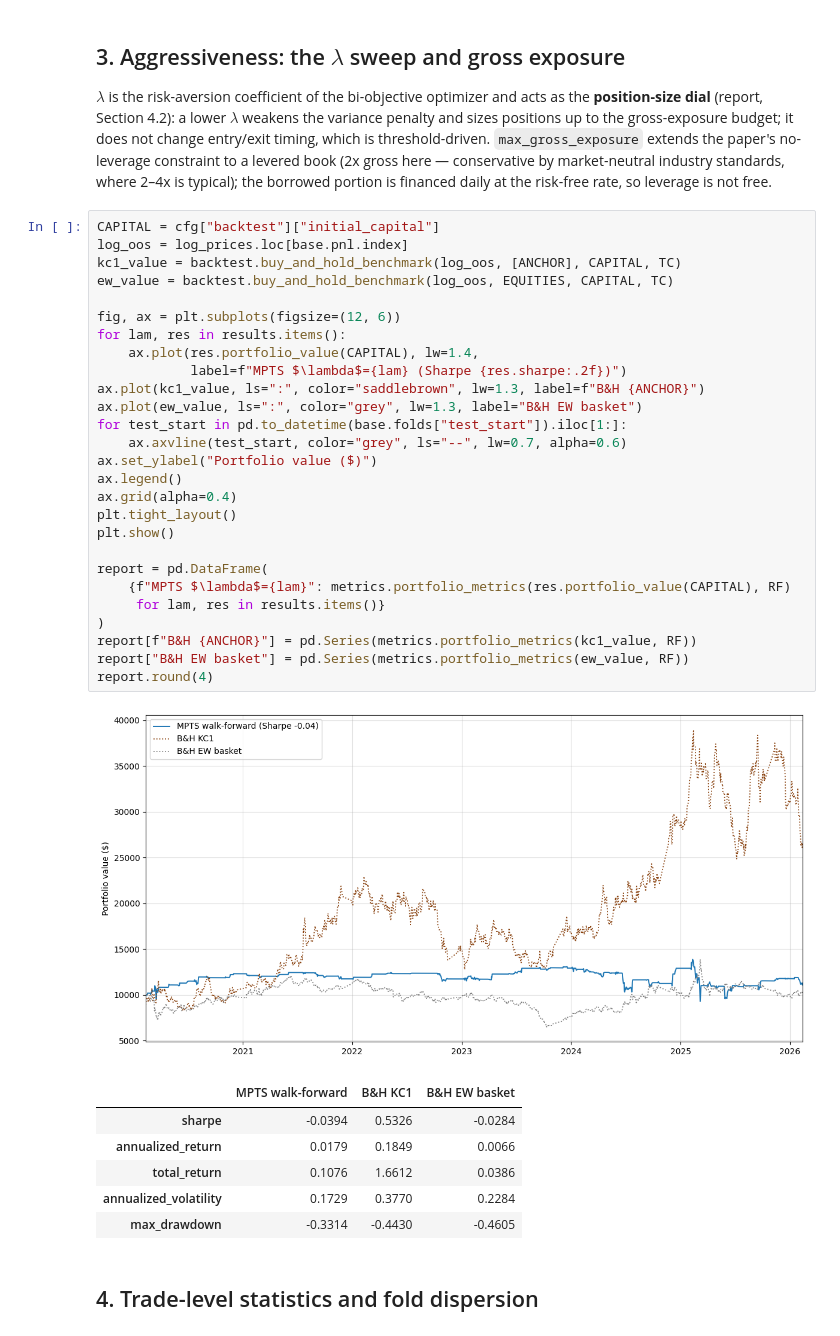
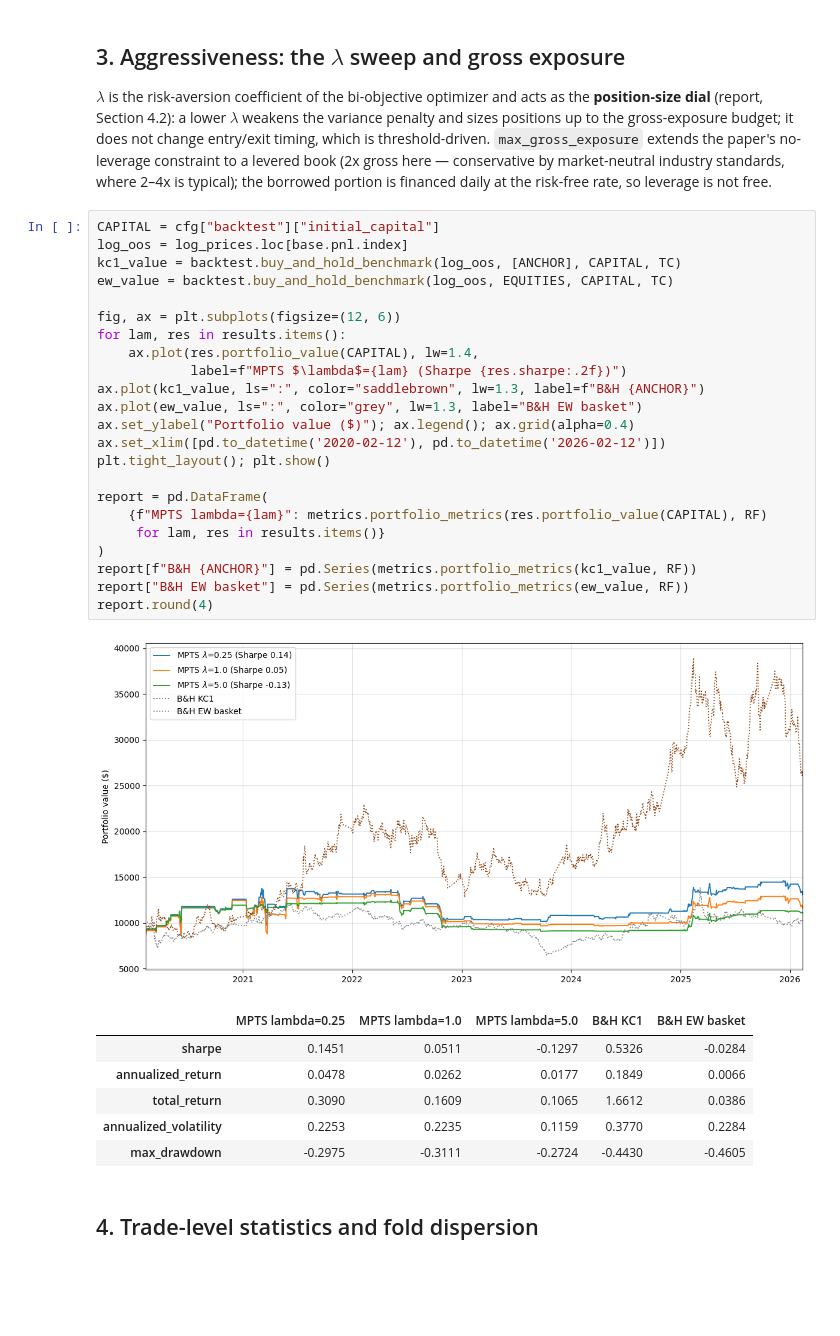
Before and after one commit to Edoardovona/multivariate-pairs-trading-coffee, a Jupyter notebook: notebooks/02_backtest_analysis.ipynb, the cells around one changed output. Cells and saved outputs as stored; diff of their text form; blank space fills up the shorter version.

Commit message:
Include lambda parameter and leverage

```diff
--- a/notebooks/02_backtest_analysis.ipynb
+++ b/notebooks/02_backtest_analysis.ipynb
@@ -135,38 +131,34 @@ risk-free rate, so leverage is not free.
 # %%
 CAPITAL = cfg["backtest"]["initial_capital"]
 log_oos = log_prices.loc[base.pnl.index]
 kc1_value = backtest.buy_and_hold_benchmark(log_oos, [ANCHOR], CAPITAL, TC)
 ew_value = backtest.buy_and_hold_benchmark(log_oos, EQUITIES, CAPITAL, TC)
 
 fig, ax = plt.subplots(figsize=(12, 6))
 for lam, res in results.items():
     ax.plot(res.portfolio_value(CAPITAL), lw=1.4,
             label=f"MPTS $\lambda$={lam} (Sharpe {res.sharpe:.2f})")
 ax.plot(kc1_value, ls=":", color="saddlebrown", lw=1.3, label=f"B&H {ANCHOR}")
 ax.plot(ew_value, ls=":", color="grey", lw=1.3, label="B&H EW basket")
-for test_start in pd.to_datetime(base.folds["test_start"]).iloc[1:]:
-    ax.axvline(test_start, color="grey", ls="--", lw=0.7, alpha=0.6)
-ax.set_ylabel("Portfolio value ($)")
-ax.legend()
-ax.grid(alpha=0.4)
-plt.tight_layout()
-plt.show()
+ax.set_ylabel("Portfolio value ($)"); ax.legend(); ax.grid(alpha=0.4)
+ax.set_xlim([pd.to_datetime('2020-02-12'), pd.to_datetime('2026-02-12')])
+plt.tight_layout(); plt.show()
 
 report = pd.DataFrame(
-    {f"MPTS $\lambda$={lam}": metrics.portfolio_metrics(res.portfolio_value(CAPITAL), RF)
+    {f"MPTS lambda={lam}": metrics.portfolio_metrics(res.portfolio_value(CAPITAL), RF)
      for lam, res in results.items()}
 )
 report[f"B&H {ANCHOR}"] = pd.Series(metrics.portfolio_metrics(kc1_value, RF))
 report["B&H EW basket"] = pd.Series(metrics.portfolio_metrics(ew_value, RF))
 report.round(4)
 # %% [output]
-[figure, old version]
+[figure, new version]
-|  | MPTS walk-forward | B&H KC1 | B&H EW basket |
-| sharpe | -0.0394 | 0.5326 | -0.0284 |
-| annualized_return | 0.0179 | 0.1849 | 0.0066 |
-| total_return | 0.1076 | 1.6612 | 0.0386 |
-| annualized_volatility | 0.1729 | 0.3770 | 0.2284 |
-| max_drawdown | -0.3314 | -0.4430 | -0.4605 |
+|  | MPTS lambda=0.25 | MPTS lambda=1.0 | MPTS lambda=5.0 | B&H KC1 | B&H EW basket |
+| sharpe | 0.1451 | 0.0511 | -0.1297 | 0.5326 | -0.0284 |
+| annualized_return | 0.0478 | 0.0262 | 0.0177 | 0.1849 | 0.0066 |
+| total_return | 0.3090 | 0.1609 | 0.1065 | 1.6612 | 0.0386 |
+| annualized_volatility | 0.2253 | 0.2235 | 0.1159 | 0.3770 | 0.2284 |
+| max_drawdown | -0.2975 | -0.3111 | -0.2724 | -0.4430 | -0.4605 |
 # %% [markdown]
 ## 4. Trade-level statistics and fold dispersion
 # %%
```
Also changed, not shown: parts of 3 cells of this notebook, 3 other files.
